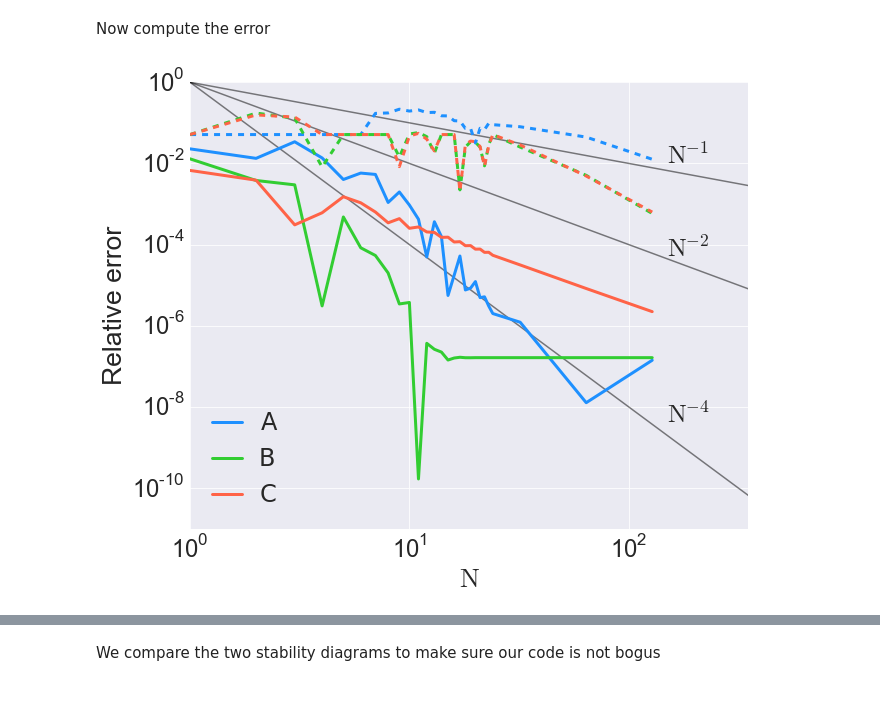
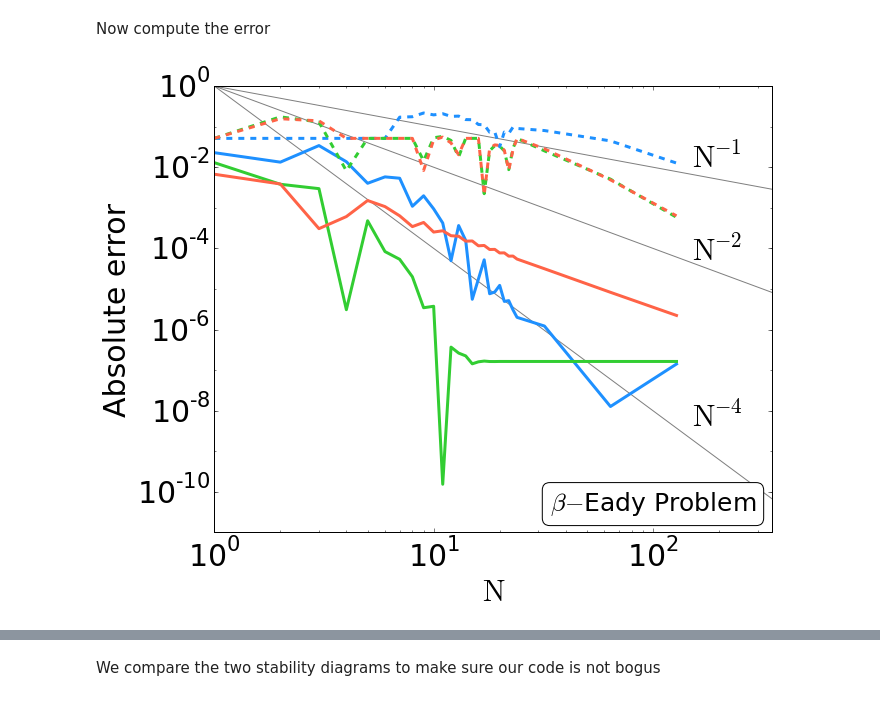
Before and after one commit to cesar-rocha/qg_vertical_modes, a Jupyter notebook: beta_eady_problem/beta_eady_galerk.ipynb, the cells around one changed output, grey strips where cells are left out. Saved outputs shown, nothing was run; the diff lists cells and outputs as text; code cells hidden in the pictures.

```diff
--- a/beta_eady_problem/beta_eady_galerk.ipynb
+++ b/beta_eady_problem/beta_eady_galerk.ipynb
@@ -461,17 +461,12 @@ np.savez('outputs/beta-eady_num.npz',kappa=kappa,c=c_num,sig=sig_num,e=e_num,N=N
 # %% [markdown]
 Now we plot the results
 # %%
-import matplotlib.pyplot as plt
-plt.rcParams.update({'font.size': 25, 'legend.handlelength'  : 1.25})
-import numpy as np
-import sys
+#import seaborn as sns
+#sns.set(style="darkgrid")
+#sns.set_context("paper", font_scale=5., rc={"lines.linewidth": 1.5})
+#sns.set_style("darkgrid",{'grid_color':.95})
 
-import seaborn as sns
-sns.set(style="darkgrid")
-sns.set_context("paper", font_scale=3., rc={"lines.linewidth": 1.5})
-sns.set_style("darkgrid",{'grid_color':.95})
-
-def labels(field='sig',fs=25):
+def labels(field='sig',fs=50):
     plt.xlabel(r'$\kappa \times\, L_d$',fontsize=fs)
     if field == 'sig':
         plt.ylabel(r'$\sigma \times \, \frac{\Lambda H}{L}$',fontsize=fs)
@@ -480,15 +475,11 @@ def labels(field='sig',fs=25):
 
 def plt_exact(field='sig'):
     if field == 'sig':
-        plt.plot(lcharneyNum['kappa'],lcharneyNum['sig_num'],color="k",\
+        plt.plot(lcharneyNum['kappa'],lcharneyNum['sig'],color="k",\
                 linewidth=4.,label='Finite Differences')
     elif field == 'ps':
         plt.plot(lcharneyNum['kappa'],lcharneyNum['c'].real,color="k",\
                 linewidth=4.,label='Finite Differences')
-
-def relative_error(exact,approx):
-    ''' compute relative error '''
-    return np.abs(exact-approx)/np.abs(exact)
 # %%
 data_path = 'outputs/beta-eady_'
 data_pathA, data_pathB,data_pathC = "linear_charney_A.npz","linear_charney_B.npz","linear_charney_C.npz"
@@ -562,9 +558,13 @@ def find_nearest(x, x0):
     "find closest to x0 in array value"
     idx = np.abs(x - x0).argmin()
     return x[idx],idx
+
+def absolute_error(exact,approx):
+    ''' compute absolute error '''
+    return np.abs(exact-approx)
 # %%
 # the fasted growing mode
-imax = lcharneyNum['sig_num'].argmax()
+imax = lcharneyNum['sig'].argmax()
 
 # calculate error at some wanumbers
 kappas = np.array([.5,kappa[imax],4.,8.])
@@ -581,41 +581,41 @@ errorC = np.zeros((Nmodes.size,kappas.size))
 
 for n in range(Nmodes.size):
     for k in range(inds.size):
-        errorA[n,k] = relative_error(lcharneyNum['sig_num'][inds[k]],\
+        errorA[n,k] = absolute_error(lcharneyNum['sig'][inds[k]],\
                                      lcharneyA['sig'][n,inds[k]])
-        errorB[n,k] = relative_error(lcharneyNum['sig_num'][inds[k]],\
+        errorB[n,k] = absolute_error(lcharneyNum['sig'][inds[k]],\
                                      lcharneyB['sig'][n,inds[k]])
-        errorC[n,k] = relative_error(lcharneyNum['sig_num'][inds[k]],\
+        errorC[n,k] = absolute_error(lcharneyNum['sig'][inds[k]],\
                                      lcharneyC['sig'][n,inds[k]])
 # %%
 ns = np.array([1,500.])
 lw = 3.
 
 plt.figure(figsize=(10,8))
 
 plt.loglog(ns,1/ns**2,'k',alpha=.5)
 plt.loglog(ns,1/ns**1,'k',alpha=.5)
 plt.loglog(ns,1/ns**4,'k',alpha=.5)
 
 # solid line error at k ~2 (max growth rate)
 plt.loglog(Nmodes,errorA[:,1],color=color1,label='A',linewidth=lw)
 plt.loglog(Nmodes,errorB[:,1],color=color3,label='B',linewidth=lw)
 plt.loglog(Nmodes,errorC[:,1],color=color2,label='C',linewidth=lw)
 # dashed line error at k ~8 (max growth rate)
 plt.loglog(Nmodes,errorA[:,-1],'--',color=color1,linewidth=lw)
 plt.loglog(Nmodes,errorB[:,-1],'--',color=color3,linewidth=lw)
 plt.loglog(Nmodes,errorC[:,-1],'--',color=color2,linewidth=lw)
-plt.legend(loc=3)
 plt.yticks(np.array([1.e-10,1.e-8,1.e-6,1.e-4,1.e-2,1.e0]))
+plt.tick_params(axis='both', which='major', labelsize=30)
 plt.text(150,4.e-9,r'$\mathrm{N}^{-4}$')
 plt.text(150,5.e-5,r'$\mathrm{N}^{-2}$')
 plt.text(150,1.e-2,r'$\mathrm{N}^{-1}$')
-plt.xlabel(r"$\mathrm{N}$")
-plt.ylabel(r"Relative error")
+plt.xlabel(r"$\mathrm{N}$",fontsize=30)
+plt.ylabel(r"Absolute error",fontsize=30)
 plt.xlim(0,350)
-plt.text(100, .02, r"$\beta-$Eady Problem", size=25, rotation=0.,\
+plt.text(100, .5e-10, r"$\beta-$Eady Problem", size=25, rotation=0.,\
                 ha="center", va="center",\
                 bbox = dict(boxstyle="round",ec='k',fc='w'))
-plt.savefig('figs/Error_beta_eady')
+plt.savefig('figs/Error_beta_eady.eps',format='eps')
 # %% [output]
-[figure, old version]
+[figure, new version]
```
Also changed, not shown: parts of 18 cells of this notebook, 1 other file.
